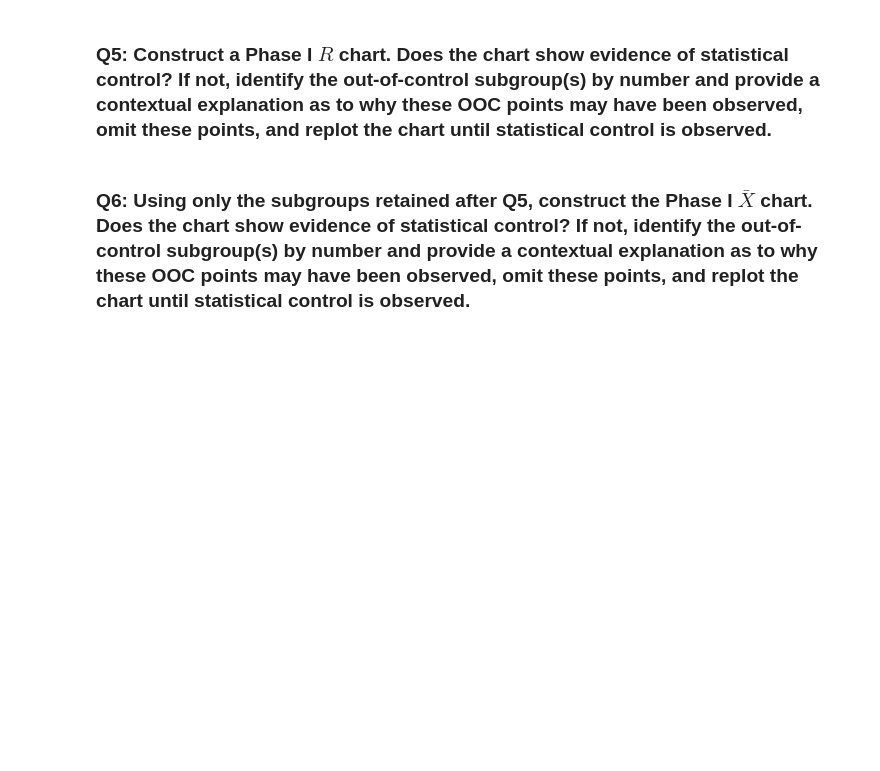
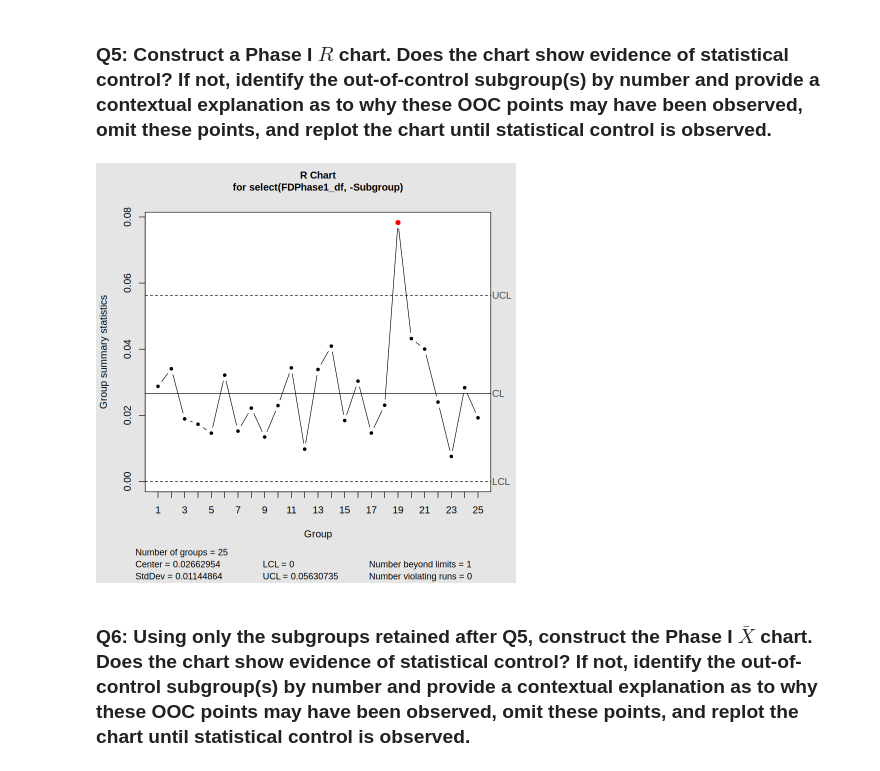
Before and after one commit to DesyneMartinez/STAT-7110-Quality-Control, a Jupyter notebook: Assignments/HW1/STAT-7110-HW1.ipynb, the cells around one changed output. Drawn from its saved outputs; the diff is of its cells as text; code cells hidden in the pictures; blank space fills up the shorter version.

```diff
--- a/Assignments/HW1/STAT-7110-HW1.ipynb
+++ b/Assignments/HW1/STAT-7110-HW1.ipynb
@@ -77,6 +118,13 @@ and the Process variability. We want to ensure that the average filament diamete
 ### Q5: Construct a Phase I $R$ chart. Does the chart show evidence of statistical control? If not, identify the out-of-control subgroup(s) by number and provide a contextual explanation as to why these OOC points may have been observed, omit these points, and replot the chart until statistical control is observed.
 # %%
 ## Q5 Code ##
+
+
+phase1_r <- qcc(FDPhase1_df |> select(-`Subgroup`),
+                 type = "R",
+                 plot = TRUE)
+# %% [output]
+[figure, added]
 # %% [markdown]
 ### Q6: Using only the subgroups retained after Q5, construct the Phase I $\bar{X}$ chart. Does the chart show evidence of statistical control? If not, identify the out-of-control subgroup(s) by number and provide a contextual explanation as to why these OOC points may have been observed, omit these points, and replot the chart until statistical control is observed.
 # %%
```
Also changed, not shown: parts of 1 cell of this notebook.
